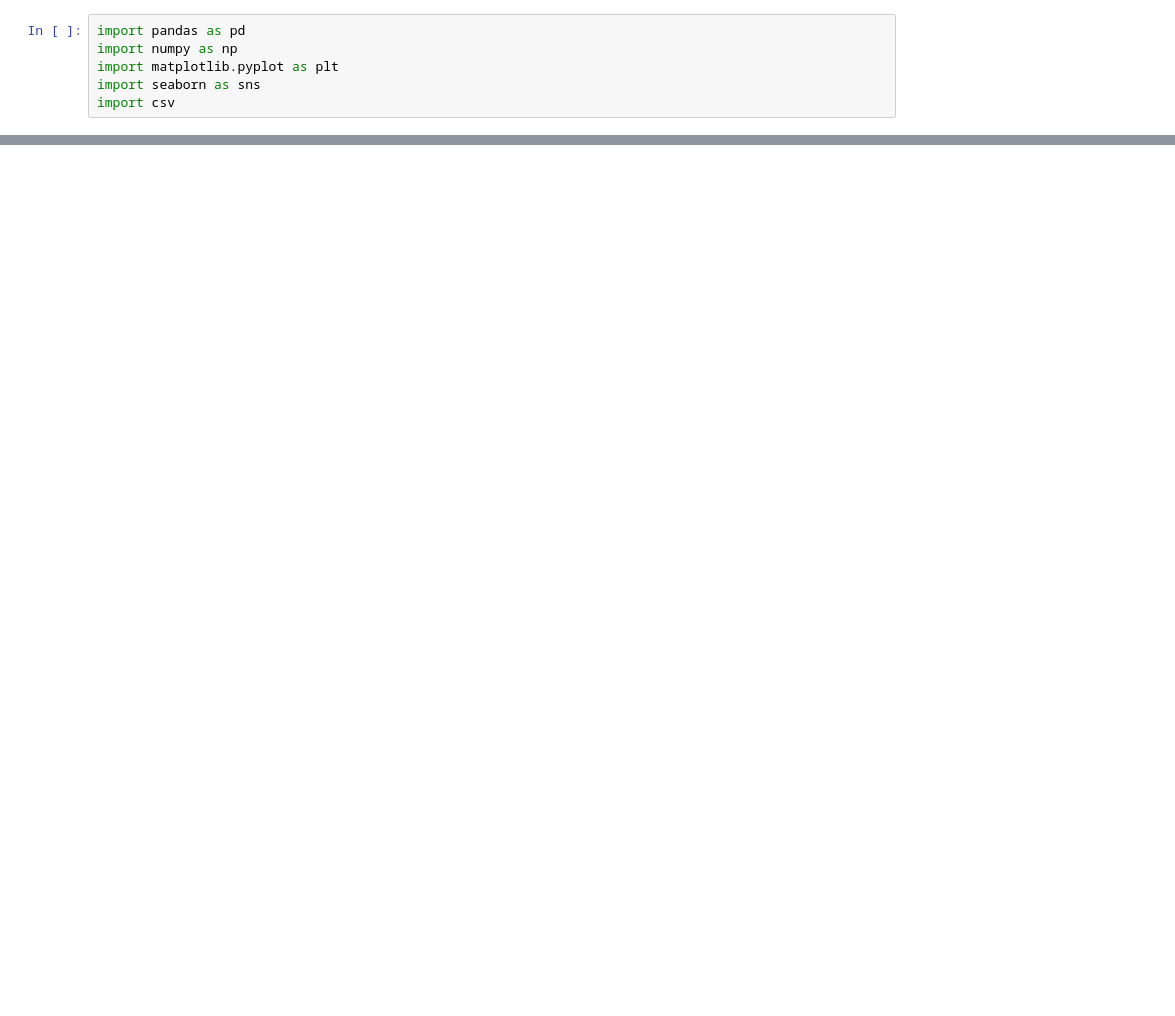
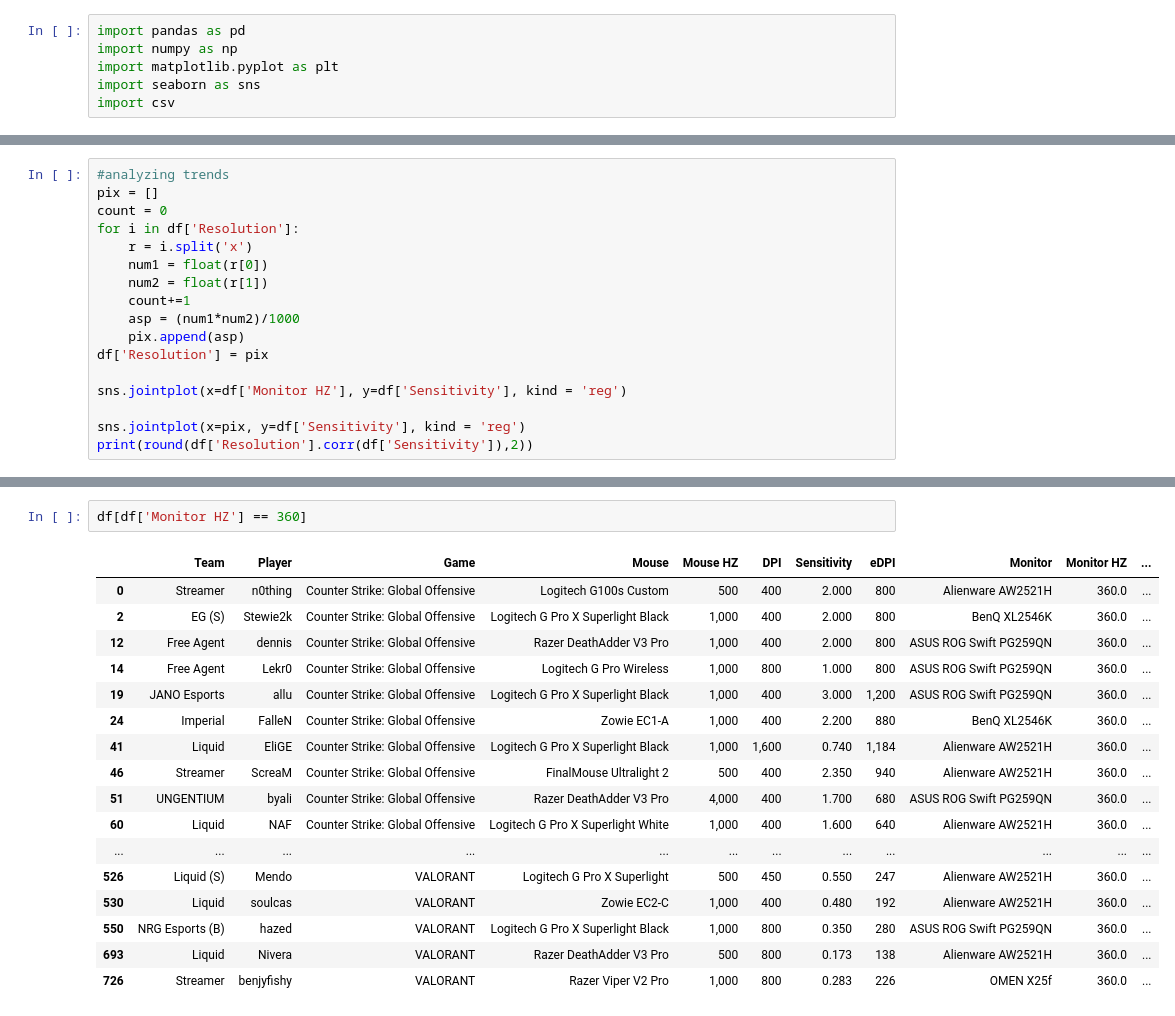
Before and after one commit to jacneeley/CompetitiveFPSData, a Jupyter notebook: Q3.ipynb, the cells around one changed output, grey strips where cells are left out. Drawn from its saved outputs; the diff is of its cells as text; blank space fills up the shorter version.

```diff
--- a/Q3.ipynb
+++ b/Q3.ipynb
@@ -23,0 +16,17 @@ df
+# %%
+#analyzing trends
+pix = []
+count = 0
+for i in df['Resolution']:
+    r = i.split('x')
+    num1 = float(r[0])
+    num2 = float(r[1])
+    count+=1
+    asp = (num1*num2)/1000
+    pix.append(asp)
+df['Resolution'] = pix
+
+sns.jointplot(x=df['Monitor HZ'], y=df['Sensitivity'], kind = 'reg')
+
+sns.jointplot(x=pix, y=df['Sensitivity'], kind = 'reg')
+print(round(df['Resolution'].corr(df['Sensitivity']),2))
@@ -23,0 +37,20 @@ df
+# %%
+df[df['Monitor HZ'] == 360]
+# %% [output]
+|  | Team | Player | Game | Mouse | Mouse HZ | DPI | Sensitivity | eDPI | Monitor | Monitor HZ | ... |
+| 0 | Streamer | n0thing | Counter Strike: Global Offensive | Logitech G100s Custom | 500 | 400 | 2.000 | 800 | Alienware AW2521H | 360.0 | ... |
+| 2 | EG (S) | Stewie2k | Counter Strike: Global Offensive | Logitech G Pro X Superlight Black | 1,000 | 400 | 2.000 | 800 | BenQ XL2546K | 360.0 | ... |
+| 12 | Free Agent | dennis | Counter Strike: Global Offensive | Razer DeathAdder V3 Pro | 1,000 | 400 | 2.000 | 800 | ASUS ROG Swift PG259QN | 360.0 | ... |
+| 14 | Free Agent | Lekr0 | Counter Strike: Global Offensive | Logitech G Pro Wireless | 1,000 | 800 | 1.000 | 800 | ASUS ROG Swift PG259QN | 360.0 | ... |
+| 19 | JANO Esports | allu | Counter Strike: Global Offensive | Logitech G Pro X Superlight Black | 1,000 | 400 | 3.000 | 1,200 | ASUS ROG Swift PG259QN | 360.0 | ... |
+| 24 | Imperial | FalleN | Counter Strike: Global Offensive | Zowie EC1-A | 1,000 | 400 | 2.200 | 880 | BenQ XL2546K | 360.0 | ... |
+| 41 | Liquid | EliGE | Counter Strike: Global Offensive | Logitech G Pro X Superlight Black | 1,000 | 1,600 | 0.740 | 1,184 | Alienware AW2521H | 360.0 | ... |
+| 46 | Streamer | ScreaM | Counter Strike: Global Offensive | FinalMouse Ultralight 2 | 500 | 400 | 2.350 | 940 | Alienware AW2521H | 360.0 | ... |
+| 51 | UNGENTIUM | byali | Counter Strike: Global Offensive | Razer DeathAdder V3 Pro | 4,000 | 400 | 1.700 | 680 | ASUS ROG Swift PG259QN | 360.0 | ... |
+| 60 | Liquid | NAF | Counter Strike: Global Offensive | Logitech G Pro X Superlight White | 1,000 | 400 | 1.600 | 640 | Alienware AW2521H | 360.0 | ... |
+| ... | ... | ... | ... | ... | ... | ... | ... | ... | ... | ... | ... |
+| 526 | Liquid (S) | Mendo | VALORANT | Logitech G Pro X Superlight | 500 | 450 | 0.550 | 247 | Alienware AW2521H | 360.0 | ... |
+| 530 | Liquid | soulcas | VALORANT | Zowie EC2-C | 1,000 | 400 | 0.480 | 192 | Alienware AW2521H | 360.0 | ... |
+| 550 | NRG Esports (B) | hazed | VALORANT | Logitech G Pro X Superlight Black | 1,000 | 800 | 0.350 | 280 | ASUS ROG Swift PG259QN | 360.0 | ... |
+| 693 | Liquid | Nivera | VALORANT | Razer DeathAdder V3 Pro | 500 | 800 | 0.173 | 138 | Alienware AW2521H | 360.0 | ... |
+| 726 | Streamer | benjyfishy | VALORANT | Razer Viper V2 Pro | 1,000 | 800 | 0.283 | 226 | OMEN X25f | 360.0 | ... |
```
Also changed, not shown: parts of 4 cells of this notebook, 1 other file.
